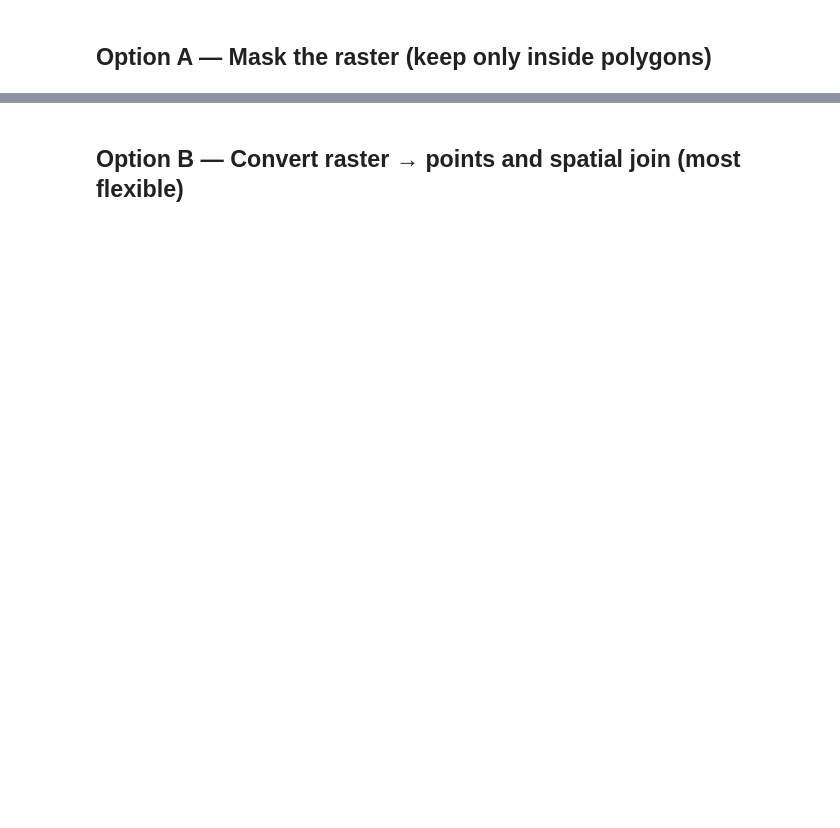
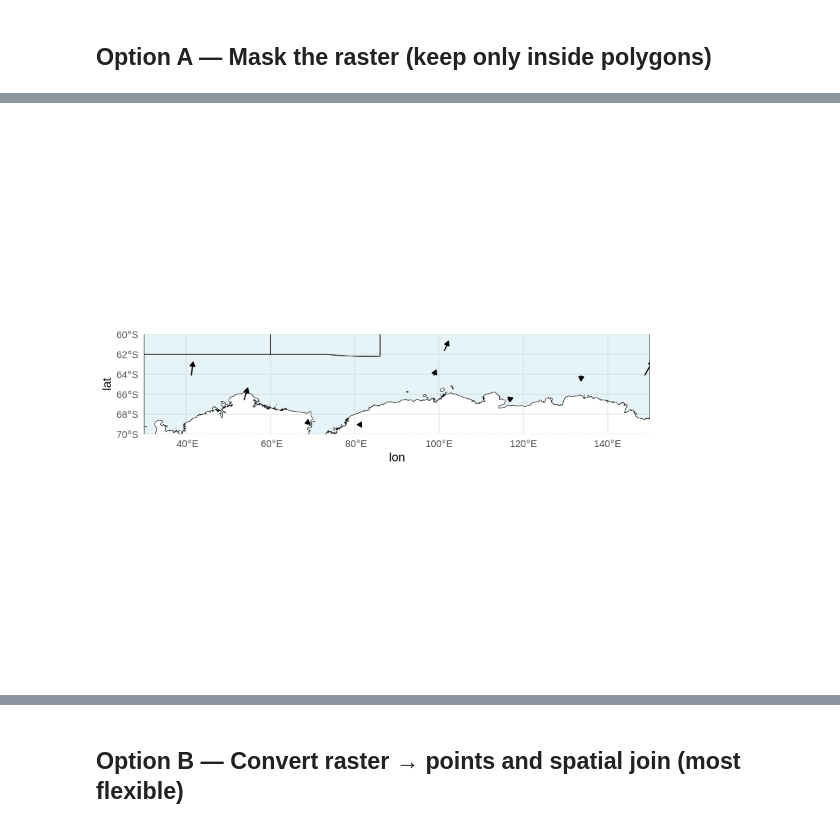
Before and after one commit to C0c0-C00k13/Antarctic_MPAs, a Jupyter notebook: EcologicalBarriers.ipynb, the cells around one changed output, grey strips where cells are left out. Cells and saved outputs as stored; diff of their text form; code cells hidden in the pictures; blank space fills up the shorter version.

```diff
--- a/EcologicalBarriers.ipynb
+++ b/EcologicalBarriers.ipynb
@@ -369,54 +700,50 @@ ggplot() +
 # %%
 crs(u) <-"EPSG:4326"
 crs(v) <- crs(speed) <- crs(u)
 
 ##################################
 # Merge u and v
 ##################################
 df <- merge(df_u, df_v, by = c("x", "y"))
 colnames(df) <- c("lon", "lat", "u", "v")
 
 ##################################
 # Thin vectors
 ##################################
 df_thin <- df[seq(1, nrow(df), by = 20), ]
 
 ##################################
 # Convert MPA to sf
 ##################################
 mpa_sf <- st_as_sf(mpa)
 
 ##################################
 # Plot
 ##################################
 
 ggplot() +
   # MPA polygons -- background
-  geom_sf(
-    data = mpa_sf,
-    fill = "lightblue",
-    color = "black",
-    alpha = 0.3
-  ) +
+  geom_sf(data = mpa_sf,
+          fill = "lightblue",
+          color = "black",
+          alpha = 0.3) +
   # Wind arrows -- FOREGROUND
-  geom_segment(
-    data = df_thin,
-    aes(
-      x = lon,
-      y = lat,
-      xend = lon + u * 0.5,
-      yend = lat + v * 0.5),
-    color = "black",
-    linewidth = 0.5,
-    alpha = 1,
-    arrow = arrow(
-      length = unit(0.15, "cm"),
-      type = "closed")) +
-  coord_sf(
-    xlim = c(30, 150),
-    ylim = c(-70, -60),
-    expand = FALSE) +
+  geom_segment(data = df_thin,
+               aes(x = lon,
+                   y = lat,
+                   xend = lon + u * 0.5,
+                   yend = lat + v * 0.5),
+               color = "black",
+               linewidth = 0.5,
+               alpha = 1,
+    arrow = arrow(length = unit(0.15, "cm"),
+                  type = "closed")) +
+  coord_sf(xlim = c(30, 150),
+           ylim = c(-70, -60),
+           expand = FALSE) +
   theme_minimal()
+# %% [output]
+[figure, added]
 # %%
 ggplot() +
   geom_raster(data = df_s, aes(x = x, y = y, fill = speed)) +
```
Also changed, not shown: parts of 29 cells of this notebook.
